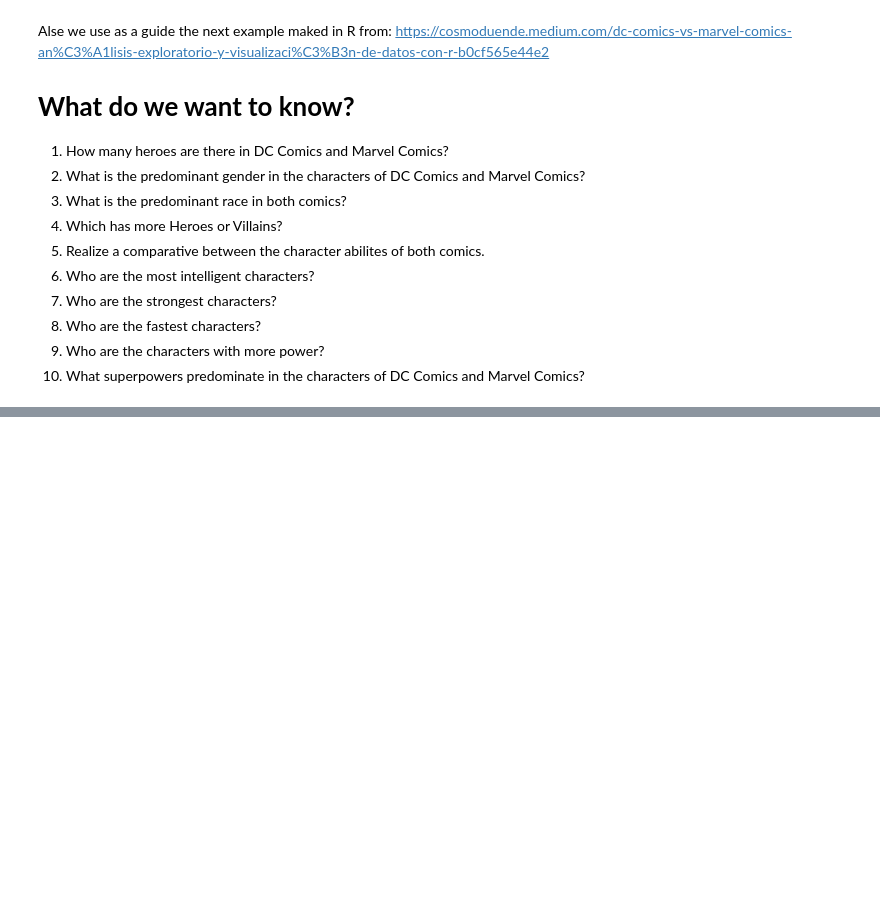
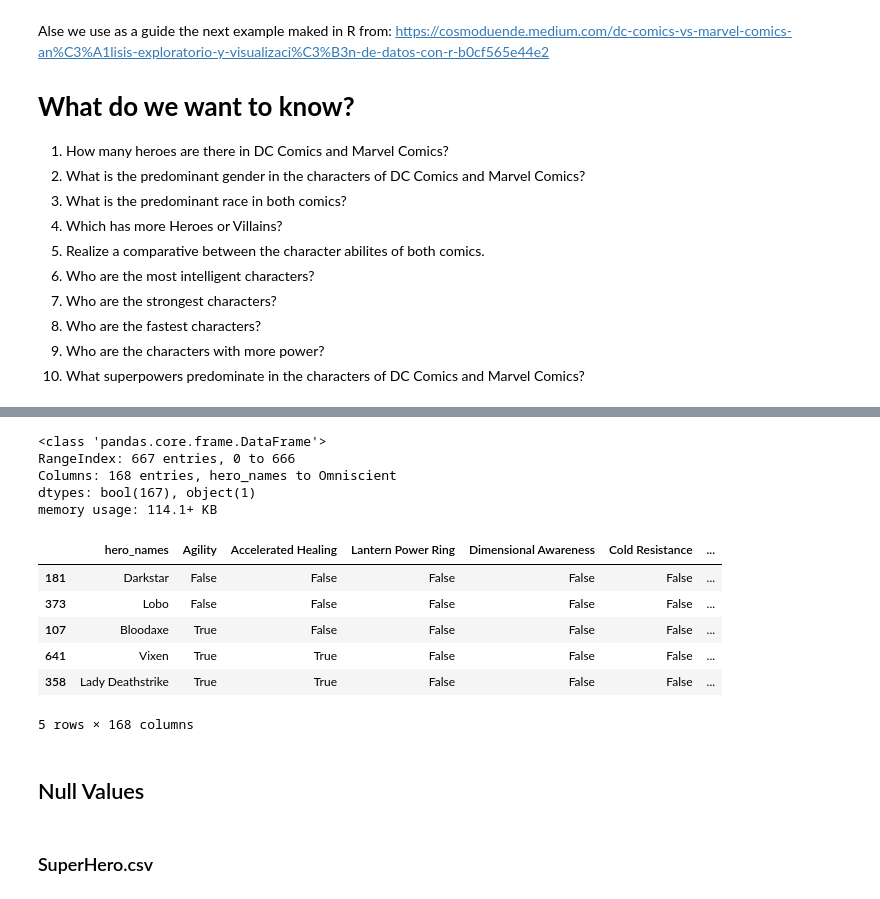
Before and after one commit to sergi0gs/Marvel_vs_DC, a Jupyter notebook: Marvel_vs_DC.ipynb, the cells around one changed output, grey strips where cells are left out. Saved outputs shown, nothing was run; the diff lists cells and outputs as text; code cells hidden in the pictures; blank space fills up the shorter version.

```diff
--- a/Marvel_vs_DC.ipynb
+++ b/Marvel_vs_DC.ipynb
@@ -24,0 +128,22 @@ Alse we use as a guide the next example maked in R from: https://cosmoduende.med
+# %%
+super_hero_powers.info()
+# %% [output]
+<class 'pandas.core.frame.DataFrame'>
+RangeIndex: 667 entries, 0 to 666
+Columns: 168 entries, hero_names to Omniscient
+dtypes: bool(167), object(1)
+memory usage: 114.1+ KB
+# %%
+super_hero_powers.sample(5)
+# %% [output]
+|  | hero_names | Agility | Accelerated Healing | Lantern Power Ring | Dimensional Awareness | Cold Resistance | ... |
+| 181 | Darkstar | False | False | False | False | False | ... |
+| 373 | Lobo | False | False | False | False | False | ... |
+| 107 | Bloodaxe | True | False | False | False | False | ... |
+| 641 | Vixen | True | True | False | False | False | ... |
+| 358 | Lady Deathstrike | True | True | False | False | False | ... |
+5 rows × 168 columns
+# %% [markdown]
+## Null Values
+# %% [markdown]
+### SuperHero.csv
```
Also changed, not shown: parts of 42 cells of this notebook.
